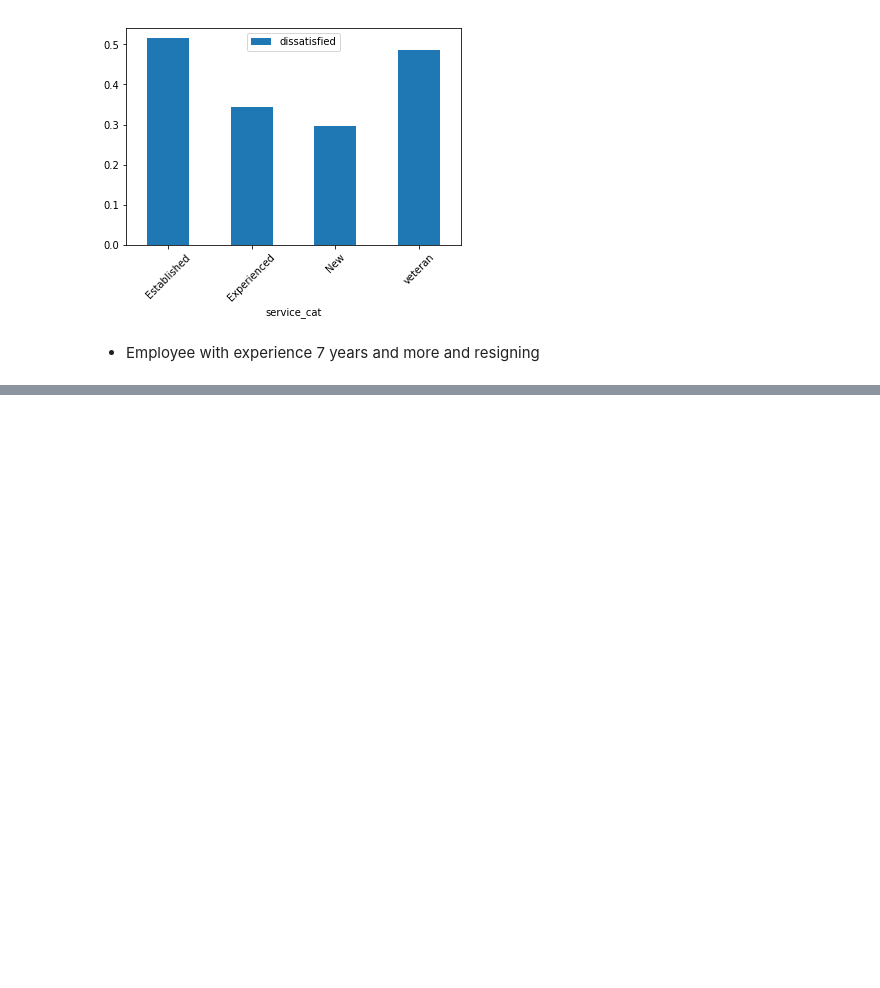
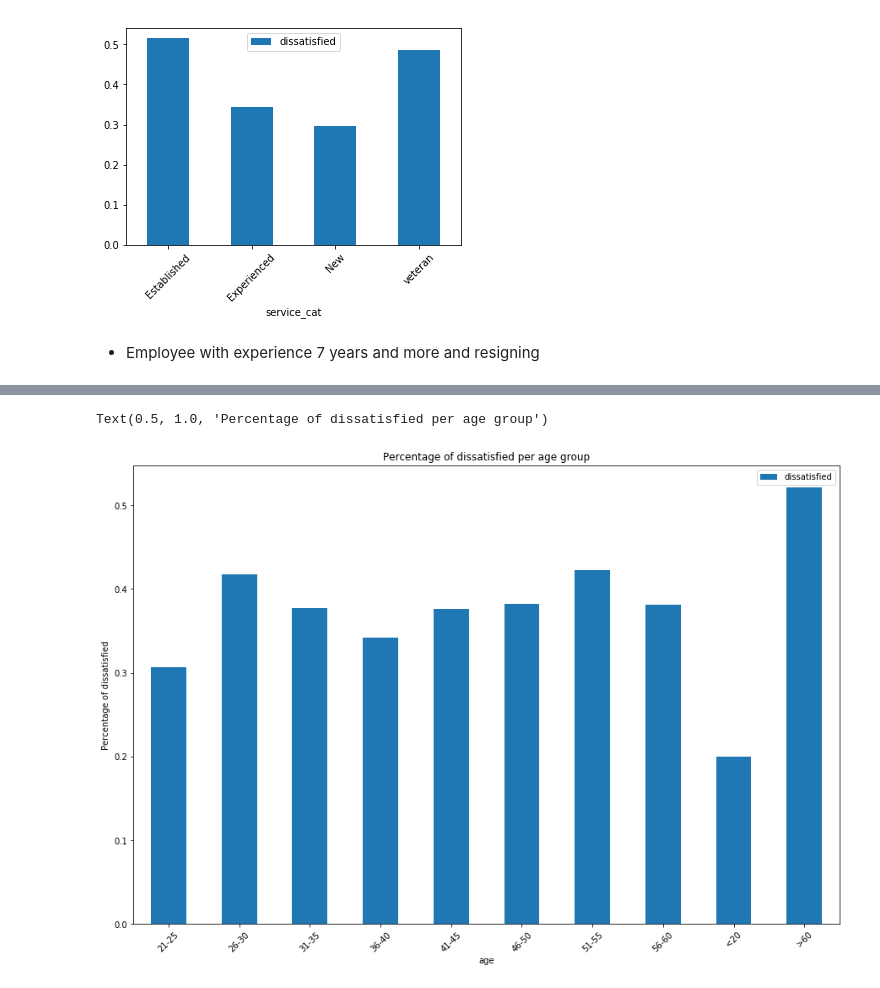
Before and after one commit to purvil/Employee-exit-survey-analysis, a Jupyter notebook: Employee Exit Survey Analysis.ipynb, the cells around one changed output, grey strips where cells are left out. Drawn from its saved outputs; the diff is of its cells as text; code cells hidden in the pictures; blank space fills up the shorter version.

Commit message:
Analsys of employee dissatisfaction per age group

```diff
--- a/Employee Exit Survey Analysis.ipynb
+++ b/Employee Exit Survey Analysis.ipynb
@@ -573,0 +618,2 @@ dis_pct.plot(kind='bar', rot=45)
+# %%
+combined.age = combined.age.str.replace('  ', '-')
@@ -573,0 +636,4 @@ dis_pct.plot(kind='bar', rot=45)
+# %%
+combined.age = combined.age.str.replace('56 or older', '56-60')
+combined.age = combined.age.str.replace('61 or older', '>60')
+combined.age = combined.age.str.replace('20 or younger', '<20')
@@ -573,0 +654,2 @@ dis_pct.plot(kind='bar', rot=45)
+# %%
+dis_pct_age = combined.pivot_table(index='age', values='dissatisfied')
@@ -573,0 +671,7 @@ dis_pct.plot(kind='bar', rot=45)
+# %%
+dis_pct_age.plot(kind='bar', rot=44, figsize=(15,10))
+plt.ylabel("Percentage of dissatisfied")
+plt.title("Percentage of dissatisfied per age group")
+# %% [output]
+Text(0.5, 1.0, 'Percentage of dissatisfied per age group')
+[figure, added]
```
Also changed, not shown: parts of 9 cells of this notebook.
